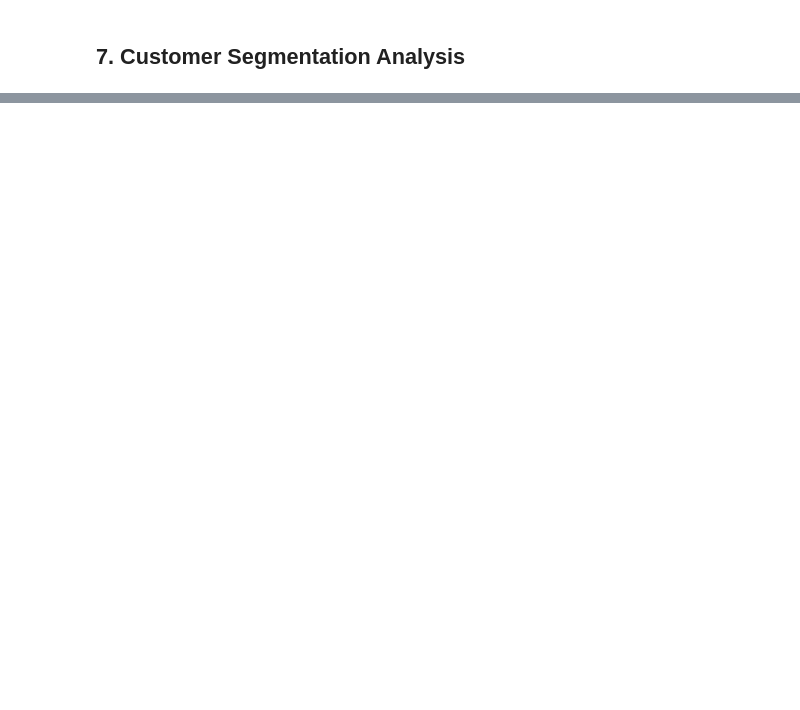
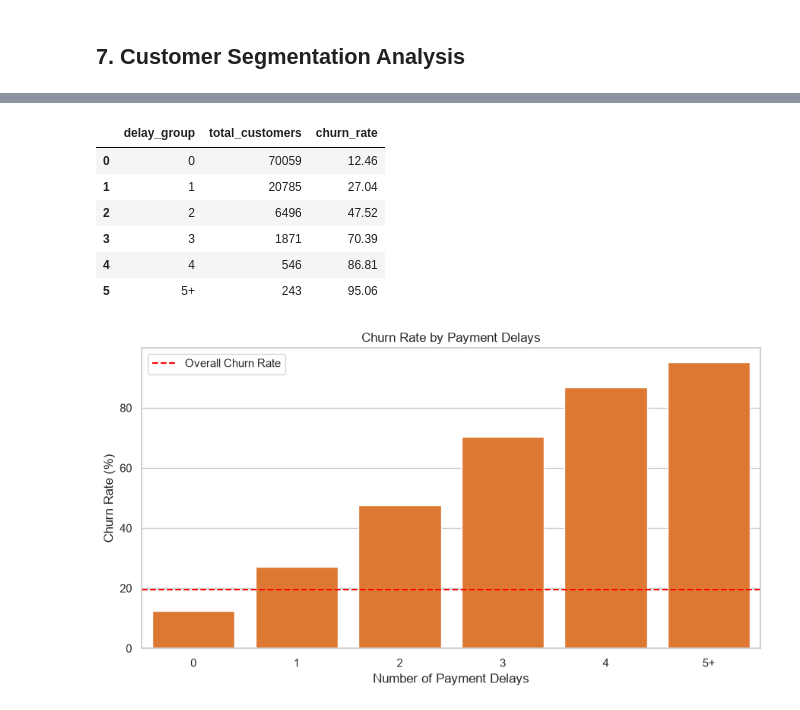
Before and after one commit to DataByThinh/credit-card-churn-retention-analytics, a Jupyter notebook: notebook/01_eda.ipynb, the cells around one changed output, grey strips where cells are left out. Saved outputs shown, nothing was run; the diff lists cells and outputs as text; code cells hidden in the pictures; blank space fills up the shorter version.

```diff
--- a/notebook/01_eda.ipynb
+++ b/notebook/01_eda.ipynb
@@ -428,0 +444,55 @@ display(card_churn)
+# %%
+payment_analysis = (
+    df.assign(
+        delay_group=df["payment_delay_count"].clip(upper=5)
+    )
+    .groupby("delay_group")
+    .agg(
+        total_customers=("customer_id", "count"),
+        churn_rate=("churned", "mean")
+    )
+    .reset_index()
+)
+
+payment_analysis["churn_rate"] *= 100
+
+payment_analysis["delay_group"] = (
+    payment_analysis["delay_group"]
+    .astype(str)
+    .replace({"5": "5+"})
+)
+
+display(payment_analysis)
+
+plt.figure(figsize=(9, 5))
+
+sns.barplot(
+    data=payment_analysis,
+    x="delay_group",
+    y="churn_rate",
+    color="#F97316"
+)
+
+plt.axhline(
+    churn_rate,
+    color="red",
+    linestyle="--",
+    label="Overall Churn Rate"
+)
+
+plt.title("Churn Rate by Payment Delays")
+plt.xlabel("Number of Payment Delays")
+plt.ylabel("Churn Rate (%)")
+
+plt.legend()
+plt.tight_layout()
+plt.show()
+# %% [output]
+|  | delay_group | total_customers | churn_rate |
+| 0 | 0 | 70059 | 12.46 |
+| 1 | 1 | 20785 | 27.04 |
+| 2 | 2 | 6496 | 47.52 |
+| 3 | 3 | 1871 | 70.39 |
+| 4 | 4 | 546 | 86.81 |
+| 5 | 5+ | 243 | 95.06 |
+[figure, added]
```
Also changed, not shown: parts of 21 cells of this notebook.
